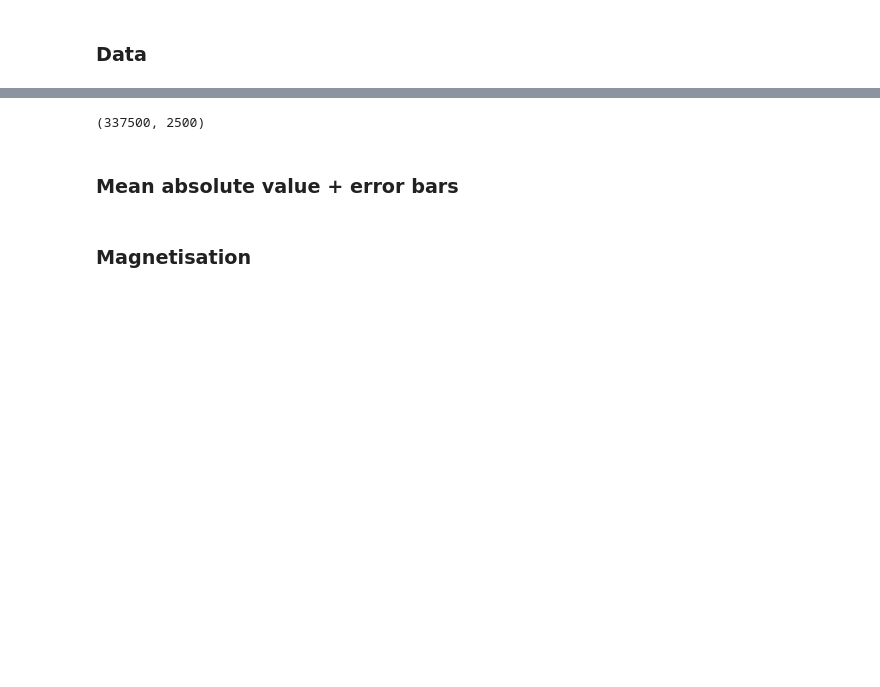
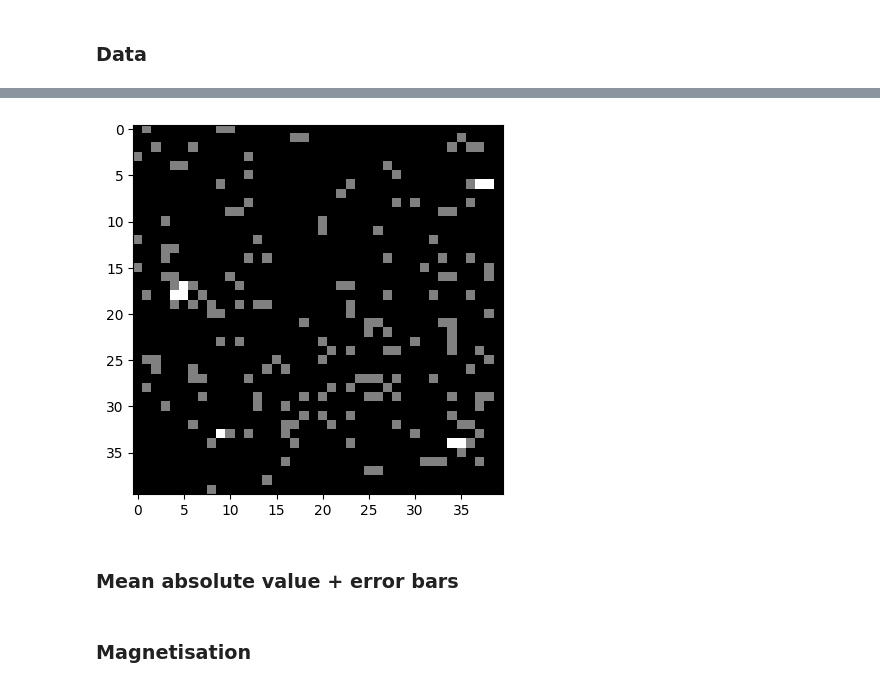
Before and after one commit to knottwill/Dilute-Ising-MachineLearning, a Jupyter notebook: Analysis.ipynb, the cells around one changed output, grey strips where cells are left out. Cells and saved outputs as stored; diff of their text form; code cells hidden in the pictures; blank space fills up the shorter version.

```diff
--- a/Analysis.ipynb
+++ b/Analysis.ipynb
@@ -10,3 +20,27 @@ import random as ran
+# %%
+def get_details(y):
+    temps = set(y)
+    temps = np.sort(np.array(list(temps)))
+    np.sort([1,])
+    Tcount = {}
+    for kT in temps:
+        Tcount[kT] = np.count_nonzero(y==kT)
+    return Tcount
+
+def order_data(y, X):
+    indices = np.argsort(y)
+    y = y[indices]
+    X = X[indices]
+    return (y, X)
+
+def reconstruct_lattice(lattice):
+    L = round(np.sqrt(len(lattice)))
+    return np.reshape(lattice, (L,L))
+
+def show_state(state):
+    img = reconstruct_lattice(state)
+    _, ax = plt.subplots()
+    ax.imshow(img, cmap=plt.get_cmap('gray'), interpolation="nearest")
 # %% [markdown]
 ### Data
 # %%
@@ -24,7 +74,7 @@ y50 = np.loadtxt(path+'50_y.txt')
-# %%
-X50.shape
-# %% [output]
-(337500, 2500)
+# %%
+show_state(X[0])
+# %% [output]
+[figure, added]
 # %% [markdown]
 ### Mean absolute value + error bars
 # %%
```
Also changed, not shown: parts of 38 cells of this notebook, 1 other file.
